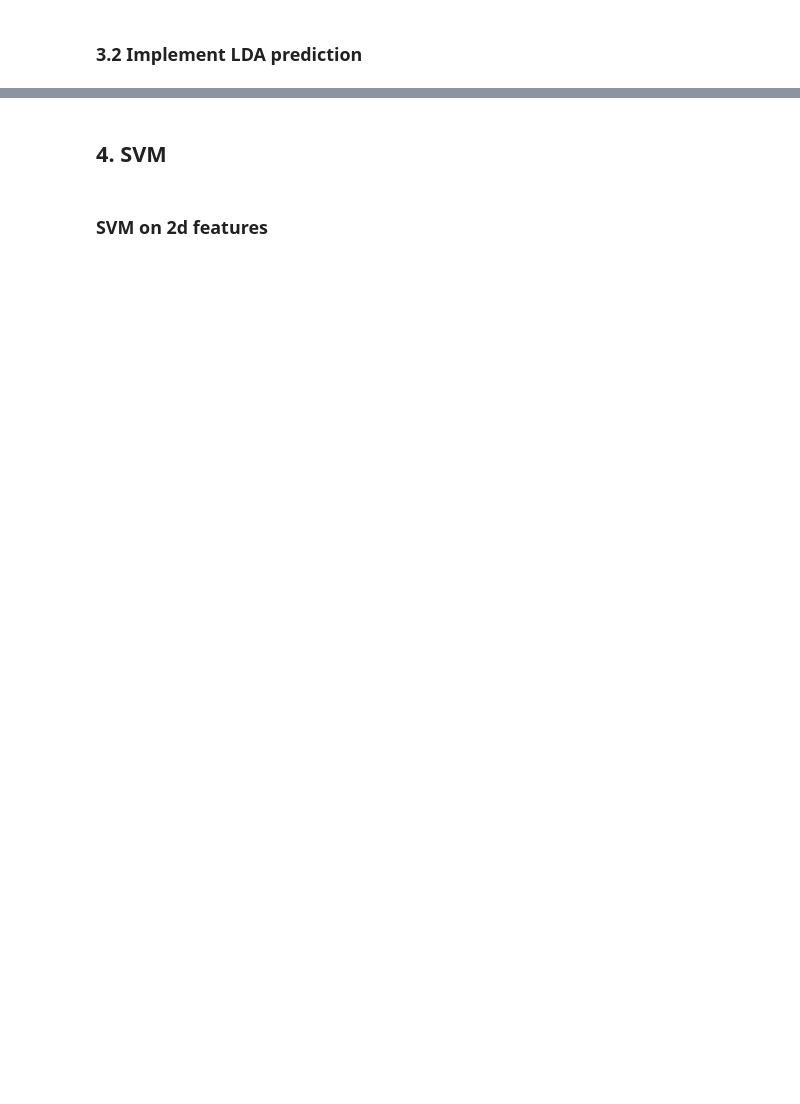
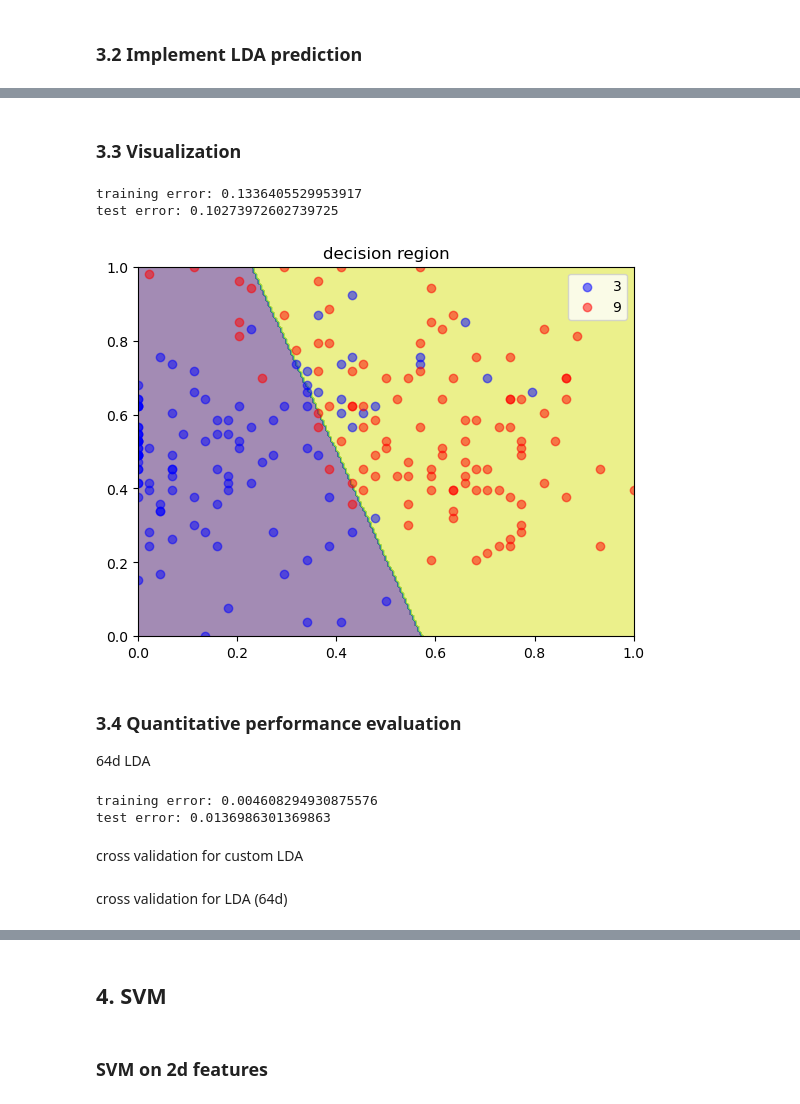
Before and after one commit to Lennox-Elaphurus/ML-Essentials-homework, a Jupyter notebook: Lennox/exercise 1/exercise1.ipynb, the cells around one changed output, grey strips where cells are left out. Saved outputs shown, nothing was run; the diff lists cells and outputs as text; code cells hidden in the pictures; blank space fills up the shorter version.

```diff
--- a/Lennox/exercise 1/exercise1.ipynb
+++ b/Lennox/exercise 1/exercise1.ipynb
@@ -199,0 +237,8 @@ mu, covmat, p = fit_lad(features2d(X_train), y_train)
+# %%
+# Fit LDA model
+mu, covmat, p = fit_lda(X_train_2d, y_train)
+
+# Print the results
+print('mu:', mu)
+print('covmat:', covmat)
+print('p:', p)
@@ -254,0 +287,45 @@ plt.show()
+# %% [markdown]
+### 3.3 Visualization
+# %%
+def visualize_lda(mu, covmat, p,X_train_2d,y_train):
+    xx, yy = np.meshgrid(np.linspace(0, 1, 200), np.linspace(0, 1, 200))
+    grid_features = np.c_[xx.ravel(), yy.ravel()]
+
+    grid_predicted_labels  = predict_lda(mu, covmat, p, grid_features).reshape(xx.shape)
+    plt.contourf(xx, yy, np.array(grid_predicted_labels), cmap='viridis', alpha=0.5)
+
+    plt.scatter(X_train_2d[y_train == -1,0],X_train_2d[y_train == -1,1], label='3', c='b', alpha=0.5)
+    plt.scatter(X_train_2d[y_train == 1,0],X_train_2d[y_train == 1,1], label='9', c='r', alpha=0.5)
+    plt.legend()
+    plt.title("decision region")
+
+def print_errors_lda(mu, covmat, p, X_train,y_train,X_test,y_test):
+    train_labels = predict_lda(mu, covmat, p,X_train)
+    test_labels = predict_lda(mu, covmat, p,X_test)
+
+    training_error = abs(train_labels - y_train).sum()/(2*len(y_train))
+    test_error = abs(test_labels - y_test).sum()/(2*len(y_test))
+    print(f"training error: {training_error}")
+    print(f"test error: {test_error}")
+
+
+mu, covmat, p = fit_lda(X_train_2d,y_train)
+visualize_lda(mu, covmat, p,X_train_2d,y_train)
+print_errors_lda(mu, covmat, p, X_train_2d,y_train,X_test_2d,y_test)
+# %% [output]
+training error: 0.1336405529953917
+test error: 0.10273972602739725
+[figure, added]
+# %% [markdown]
+### 3.4 Quantitative performance evaluation
+
+64d LDA
+# %%
+mu, covmat, p = fit_lda(X_train, y_train)
+test_pred = predict_lda(mu, covmat, p, X_test)
+print_errors_lda(mu, covmat, p, X_train,y_train,X_test,y_test)
+# %% [output]
+training error: 0.004608294930875576
+test error: 0.0136986301369863
+# %% [markdown]
+cross validation for custom LDA
@@ -254,0 +358,2 @@ plt.show()
+# %% [markdown]
+cross validation for LDA (64d)
```
Also changed, not shown: parts of 32 cells of this notebook, 1 other file.
